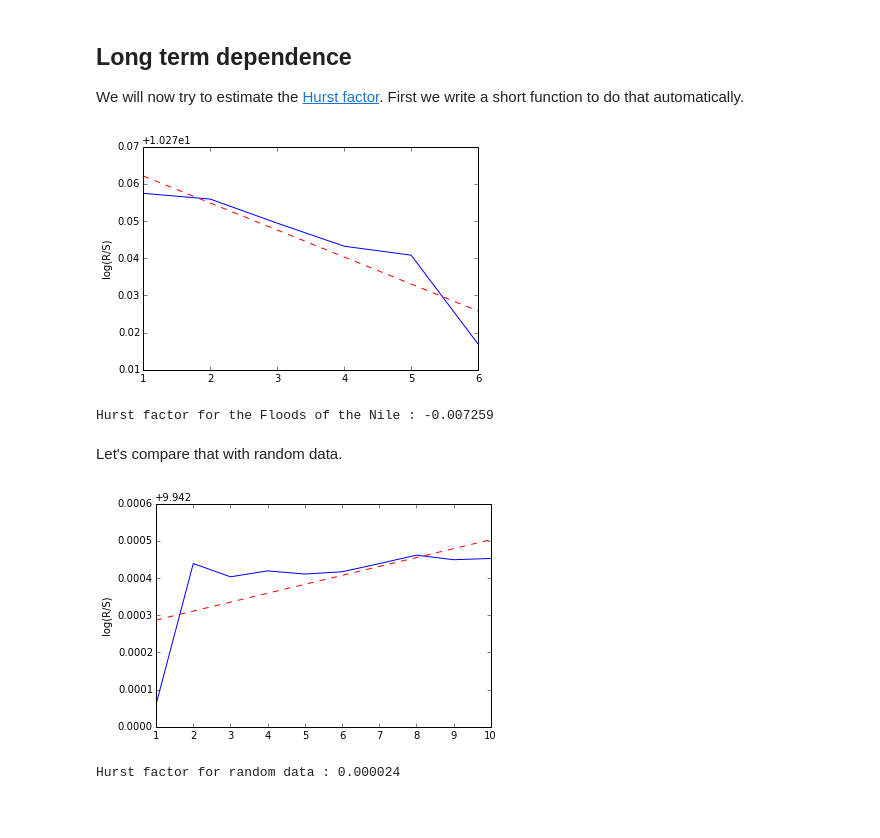
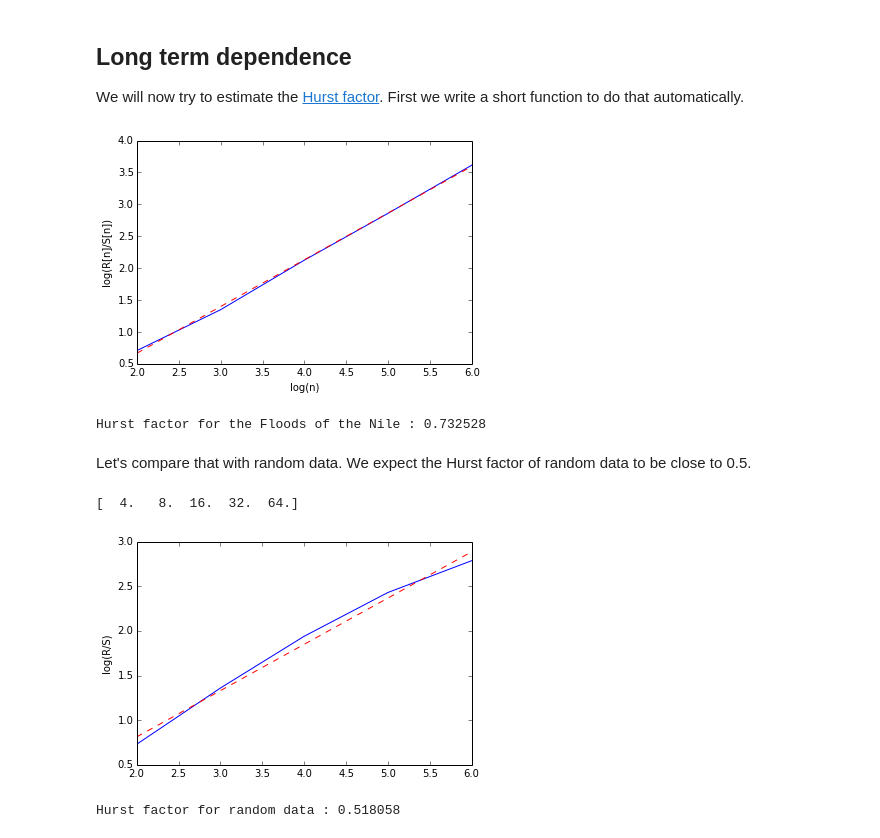
Before and after one commit to LCAV/SignalsOfTheDay, a Jupyter notebook: FloodsOfTheNile.ipynb, the cells around one changed output. Saved outputs shown, nothing was run; the diff lists cells and outputs as text; code cells hidden in the pictures; blank space fills up the shorter version.

Commit message:
Correct computation of Hurst exponent.

```diff
--- a/FloodsOfTheNile.ipynb
+++ b/FloodsOfTheNile.ipynb
@@ -235,19 +235,17 @@ Long term dependence
 
 We will now try to estimate the [Hurst factor](http://en.wikipedia.org/wiki/Hurst_exponent). First we write a short function to do that automatically.
 # %%
-# Compute the rescaled range
-def rescaled_range(X):
+# Compute the rescaled range for all partial time series of length n
+def rescaled_range(X,n):
 
-    logmax = floor(log2(len(X)))
-    N = 2**arange(1,logmax+1)
-    RS = zeros(N.shape)
+    RS = 0
 
-    for i in range(len(RS)):
+    for i in range(int(len(X)-n)):
 
         # compute the mean
-        m = mean(X[:N[i]])
+        m = mean(X[i:i+n])
         # make zero mean
-        Y = data - m
+        Y = X[i:i+n] - m
         # partial cumulative sums
         Z = cumsum(Y)
         # difference max and min of this time-serie
@@ -255,15 +253,19 @@ def rescaled_range(X):
         # variance
         S = sqrt(mean(Y**2))
 
-        RS[i] = R/S
+        RS += R/S
 
-    return RS, N
+    return RS/(len(X)-n)
 
 # Routine to compute hurst factor
 def hurst_factor(data):
 
-    # compute rescaled range first
-    RS, N = rescaled_range(data)
+    # compute rescaled range for all size of partial sums
+    logmax = floor(log2(len(data)))
+    N = 2**arange(2,logmax+1)
+    RS = zeros(size(N))
+    for i in arange(logmax-1):
+        RS[i] = rescaled_range(data, N[i])
 
     # compute the linear fit
     M = reshape(concatenate((log2(N.T), ones(N.shape).T), axis=0), (2,-1)).T
@@ -274,26 +276,27 @@ def hurst_factor(data):
 # %%
 # only consider the highest flood level
 max_flood = A[8::12]
 hdata = max_flood
 
 # Compute Hurst factor
 hf, lf, n, RS = hurst_factor(hdata)
 
 # plot empirical rescaled range
 plot(n, log2(RS))
 xlim((n[0],n[-1]))
 
 # add linear fit to plot
 plot(n, lf[0]*n+lf[1], 'r--')
-ylabel('log(R/S)')
+xlabel('log(n)')
+ylabel('log(R[n]/S[n])')
 show()
 
 print 'Hurst factor for the Floods of the Nile : %f' % lf[0]
 # %% [output]
-[figure, old version]
+[figure, new version]
-Hurst factor for the Floods of the Nile : -0.007259
+Hurst factor for the Floods of the Nile : 0.732528
 # %% [markdown]
-Let's compare that with random data.
+Let's compare that with random data. We expect the Hurst factor of random data to be close to 0.5.
 # %%
 rd = randn(len(hdata))
 
@@ -311,5 +314,6 @@ show()
 
 print 'Hurst factor for random data : %f' % lfr[0]
 # %% [output]
+[  4.   8.  16.  32.  64.]
-[figure, old version]
+[figure, new version]
-Hurst factor for random data : 0.000024
+Hurst factor for random data : 0.518058
```
